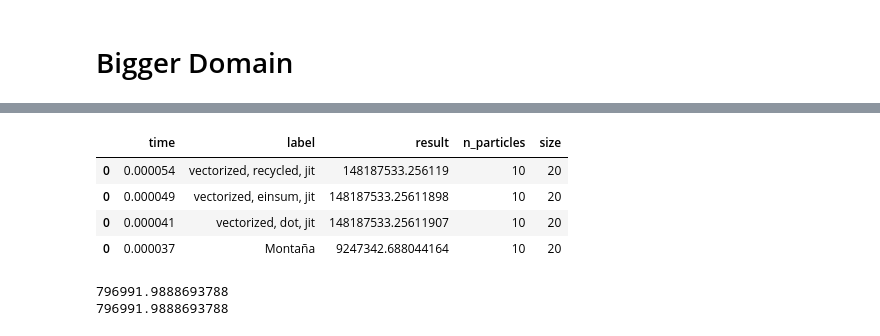
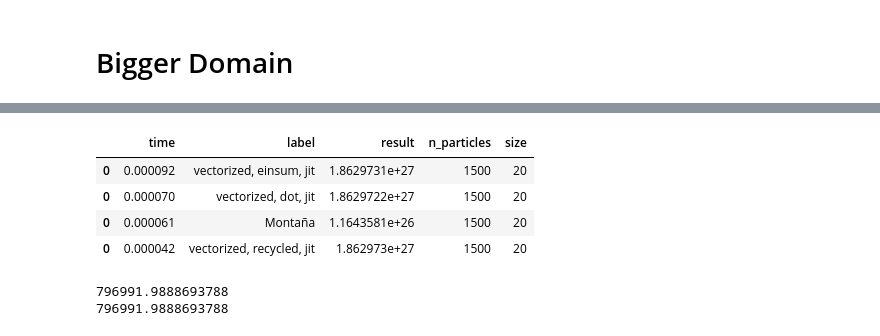
Before and after one commit to hitimr/NSSC2, a Jupyter notebook: Ex2/hiti/E_pot_algorithms.ipynb, the cells around one changed output, grey strips where cells are left out. Saved outputs shown, nothing was run; the diff lists cells and outputs as text; code cells hidden in the pictures.

```diff
--- a/Ex2/hiti/E_pot_algorithms.ipynb
+++ b/Ex2/hiti/E_pot_algorithms.ipynb
@@ -270,7 +270,7 @@ data
 # Bigger Domain
 # %%
 domain = Domain()
-domain.fill(10,20,1)
+domain.fill(1500,20,1)
 data = pd.DataFrame()
 n = 20
 
@@ -289,8 +290,8 @@ data
 |  | time | label | result | n_particles | size |
-| 0 | 0.000054 | vectorized, recycled, jit | 148187533.256119 | 10 | 20 |
-| 0 | 0.000049 | vectorized, einsum, jit | 148187533.25611898 | 10 | 20 |
-| 0 | 0.000041 | vectorized, dot, jit | 148187533.25611907 | 10 | 20 |
-| 0 | 0.000037 | Montaña | 9247342.688044164 | 10 | 20 |
+| 0 | 0.000092 | vectorized, einsum, jit | 1.8629731e+27 | 1500 | 20 |
+| 0 | 0.000070 | vectorized, dot, jit | 1.8629722e+27 | 1500 | 20 |
+| 0 | 0.000061 | Montaña | 1.1643581e+26 | 1500 | 20 |
+| 0 | 0.000042 | vectorized, recycled, jit | 1.862973e+27 | 1500 | 20 |
 # %%
 
 def Epot_vectorized_einsum(x):
```
Also changed, not shown: parts of 1 cell of this notebook, 6 other files.
